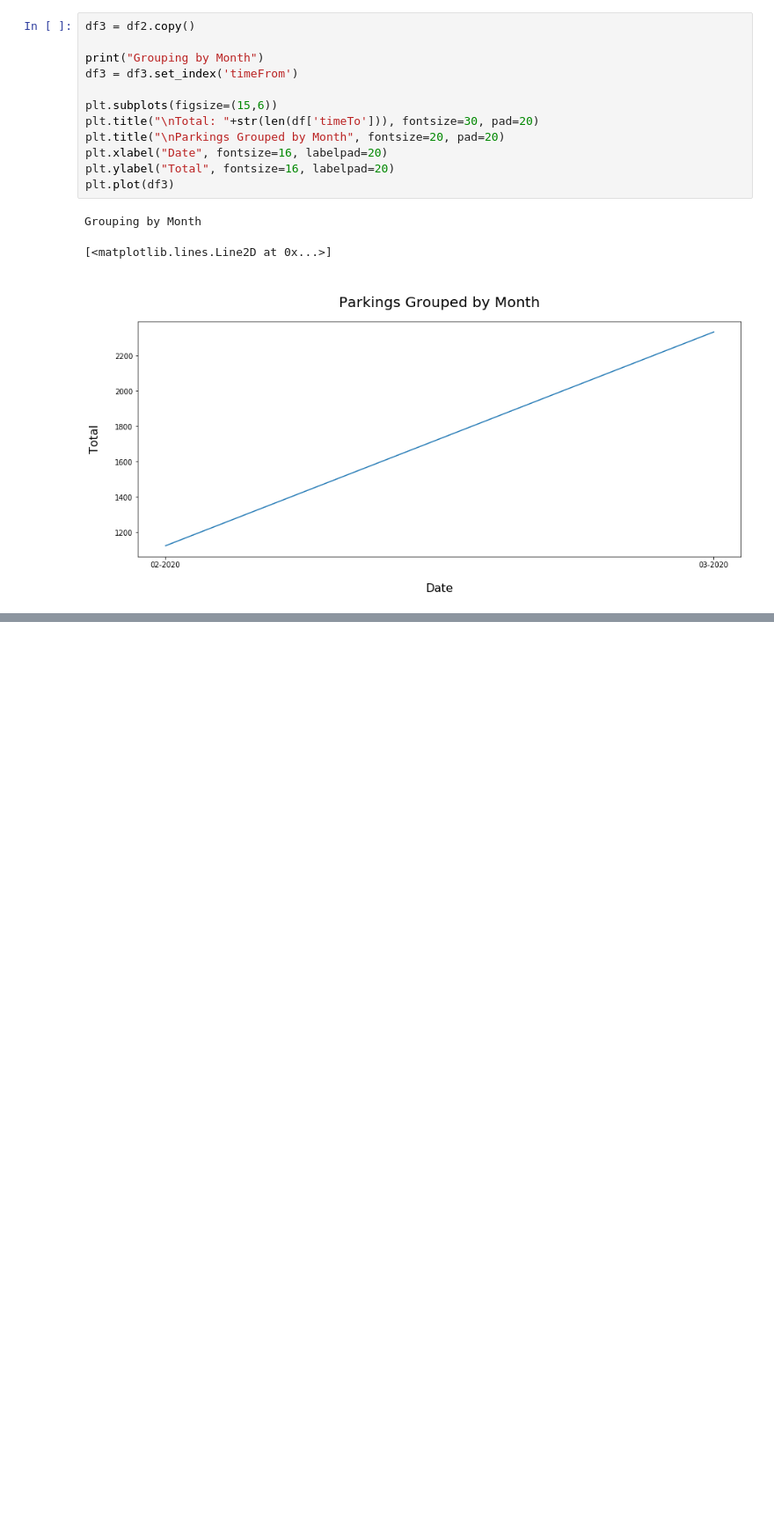
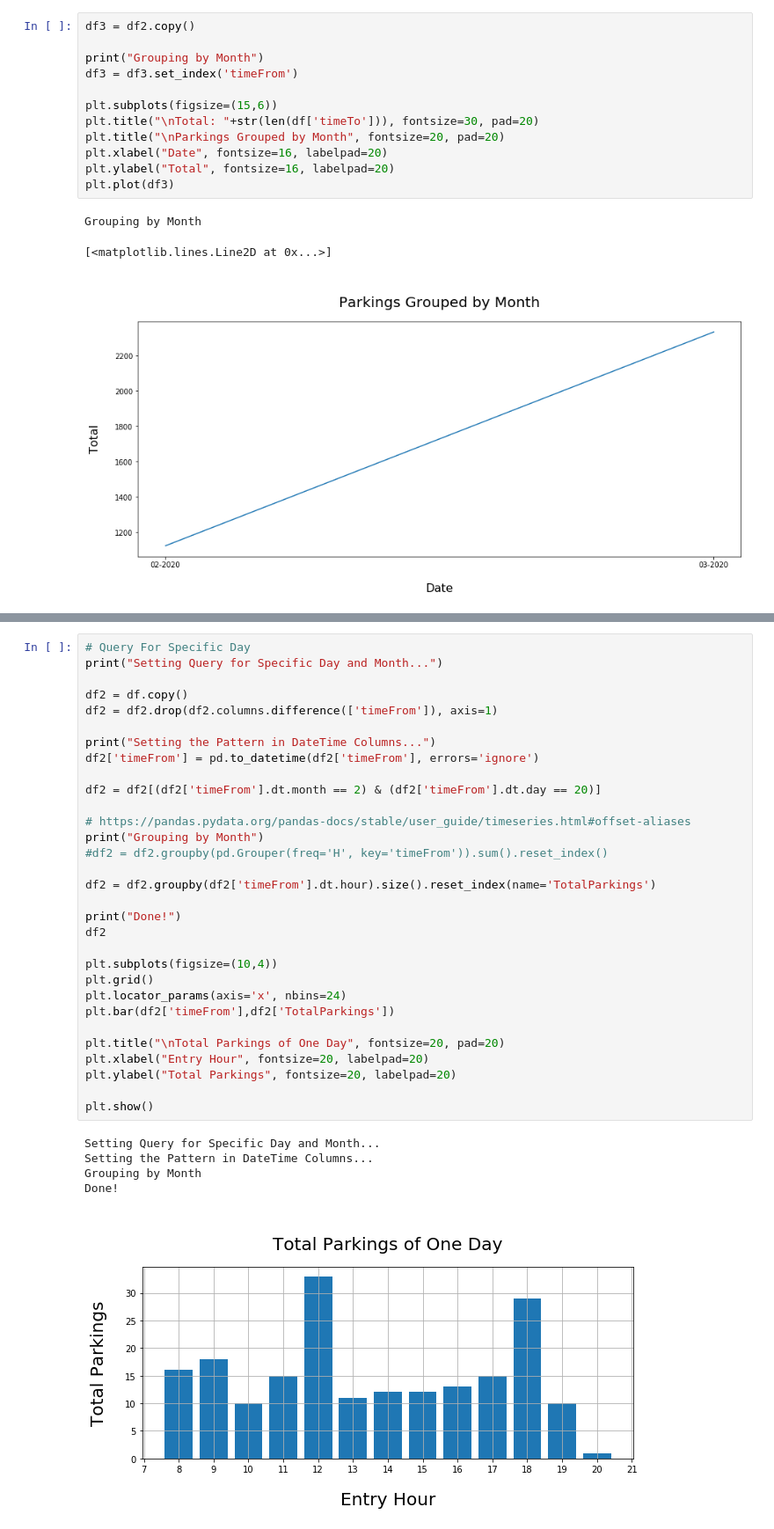
Before and after one commit to lrmendes/SmartParking-Data-Simulator, a Jupyter notebook: python/DataGenerator_v2.ipynb, the cells around one changed output, grey strips where cells are left out. Shown at 88% size. Drawn from its saved outputs; the diff is of its cells as text; blank space fills up the shorter version.

Commit message:
ADD -> BarPlot for generating data

```diff
--- a/python/DataGenerator_v2.ipynb
+++ b/python/DataGenerator_v2.ipynb
@@ -361,0 +382,37 @@ Generating Graph...
+# %%
+# Query For Specific Day
+print("Setting Query for Specific Day and Month...")
+
+df2 = df.copy()
+df2 = df2.drop(df2.columns.difference(['timeFrom']), axis=1)
+
+print("Setting the Pattern in DateTime Columns...")
+df2['timeFrom'] = pd.to_datetime(df2['timeFrom'], errors='ignore')
+
+df2 = df2[(df2['timeFrom'].dt.month == 2) & (df2['timeFrom'].dt.day == 20)]
+
+# https://pandas.pydata.org/pandas-docs/stable/user_guide/timeseries.html#offset-aliases
+print("Grouping by Month")
+#df2 = df2.groupby(pd.Grouper(freq='H', key='timeFrom')).sum().reset_index()
+
+df2 = df2.groupby(df2['timeFrom'].dt.hour).size().reset_index(name='TotalParkings')
+
+print("Done!")
+df2
+
+plt.subplots(figsize=(10,4))
+plt.grid()
+plt.locator_params(axis='x', nbins=24)
+plt.bar(df2['timeFrom'],df2['TotalParkings'])
+
+plt.title("\nTotal Parkings of One Day", fontsize=20, pad=20)
+plt.xlabel("Entry Hour", fontsize=20, labelpad=20)
+plt.ylabel("Total Parkings", fontsize=20, labelpad=20)
+
+plt.show()
+# %% [output]
+Setting Query for Specific Day and Month...
+Setting the Pattern in DateTime Columns...
+Grouping by Month
+Done!
+[figure, added]
```
Also changed, not shown: parts of 7 cells of this notebook, 1 other file.
